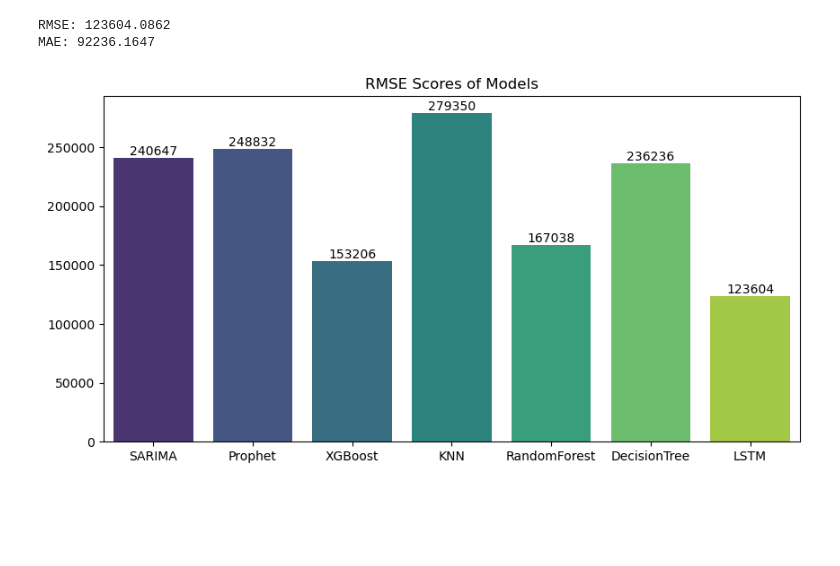
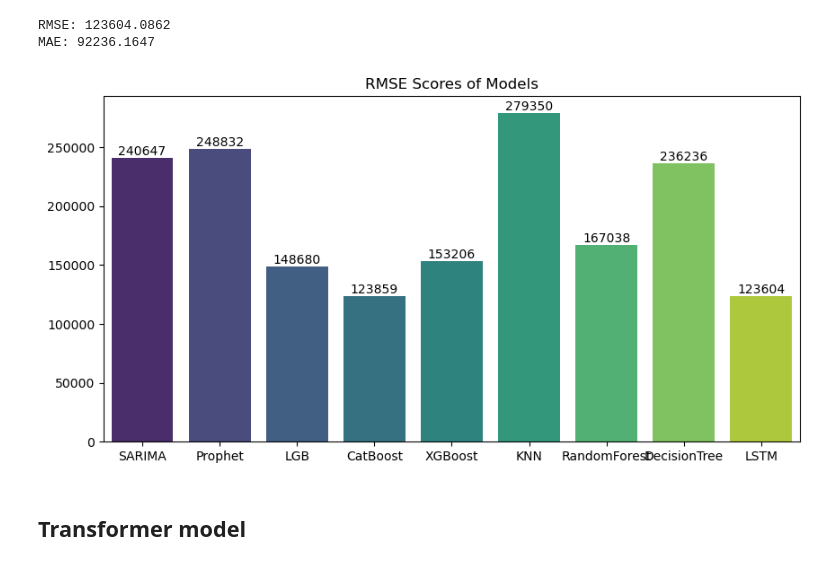
Before and after one commit to andrii-zapukhlyi/inpost_optimizing, a Jupyter notebook: inpost_forecast.ipynb, the cells around one changed output. Saved outputs shown, nothing was run; the diff lists cells and outputs as text; code cells hidden in the pictures; blank space fills up the shorter version.

Commit message:
added lgb and catboost

```diff
--- a/inpost_forecast.ipynb
+++ b/inpost_forecast.ipynb
@@ -1155,0 +1195,28 @@ X_test[num_columns] = scaler.transform(X_test[num_columns])
+# %%
+from catboost import CatBoostRegressor
+
+cat = CatBoostRegressor(
+    loss_function='RMSE',
+    eval_metric='RMSE',
+    logging_level='Silent',
+)
+
+cat.fit(X_train, y_train,
+        eval_set=(X_test, y_test),
+        use_best_model=True,
+        logging_level='Silent')
+
+y_pred = cat.predict(X_test)
+
+mae_cat = mean_absolute_error(y_test, y_pred)
+rmse_cat = np.sqrt(mean_squared_error(y_test, y_pred))
+
+plt.figure(figsize=(20, 6))
+plt.plot(y_test.index, y_test, label='Test')
+plt.plot(y_test.index, y_pred, label='Forecast')
+plt.legend(loc='best')
+plt.title('CatBoost Model - Actual vs Forecast')
+plt.show()
+
+print(f"RMSE: {rmse_cat:.4f}")
+print(f"MAE: {mae_cat:.4f}")
@@ -1355,15 +1428,17 @@ print(f"MAE: {mae_lstm:.4f}")
 RMSE: 123604.0862
 MAE: 92236.1647
 # %%
-rmse_scores = [rmse_sarima, rmse_prophet, rmse_xgb, rmse_knn, rmse_rf, rmse_tree, rmse_lstm]
-models = ["SARIMA", "Prophet", "XGBoost", "KNN", "RandomForest", "DecisionTree", "LSTM"]
+rmse_scores = [rmse_sarima, rmse_prophet, rmse_lgb, rmse_cat, rmse_xgb, rmse_knn, rmse_rf, rmse_tree, rmse_lstm]
+models = ["SARIMA", "Prophet", "LGB", "CatBoost", "XGBoost", "KNN", "RandomForest", "DecisionTree", "LSTM"]
 
 plt.figure(figsize=(10, 5))
 sns.barplot(x=models, y=rmse_scores, hue = models, palette="viridis")
 for i, value in enumerate(rmse_scores):
     plt.text(i, value + 0.01, f'{value:.0f}', ha='center', va='bottom')
 
 plt.title("RMSE Scores of Models")
 plt.show()
 # %% [output]
-[figure, old version]
+[figure, new version]
+# %% [markdown]
+## Transformer model
```
Also changed, not shown: parts of 4 cells of this notebook.
